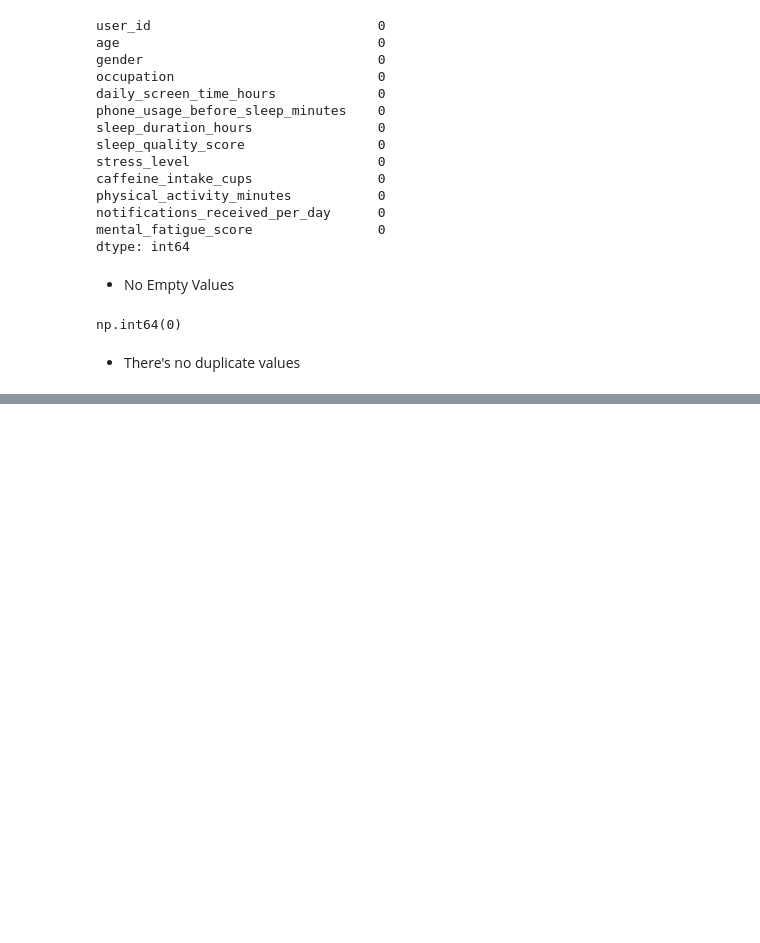
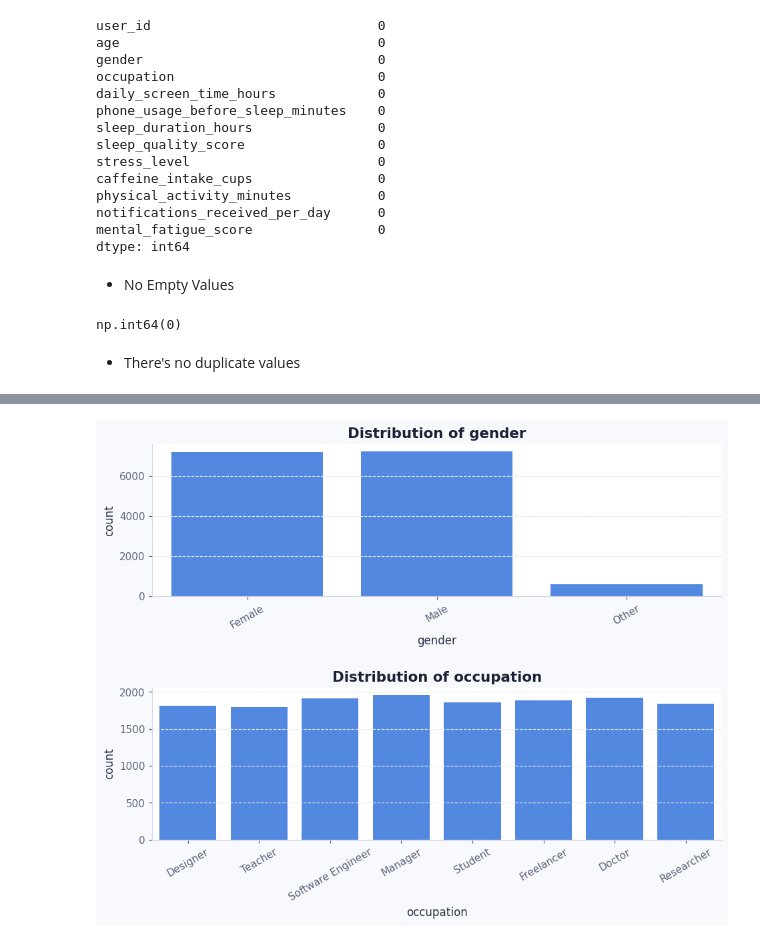
Before and after one commit to shivainlabs/Sleep-Screen-Time-and-Stress-Analysis, a Jupyter notebook: notebooks/01_data_understanding_eda.ipynb, the cells around one changed output, grey strips where cells are left out. Cells and saved outputs as stored; diff of their text form; code cells hidden in the pictures; blank space fills up the shorter version.

```diff
--- a/notebooks/01_data_understanding_eda.ipynb
+++ b/notebooks/01_data_understanding_eda.ipynb
@@ -166,0 +241,15 @@ display(summary)
+# %%
+categorical_cols = df.select_dtypes(include=['object']).columns
+
+fig,axes = plt.subplots(2,1,figsize=(10,7))
+for col,ax in zip(categorical_cols,axes.flatten()):
+    distribution = df[col].value_counts()
+    # ax.bar(distribution.index,distribution.values)
+    sns.countplot(data=df,x=col,ax=ax)
+    ax.set_title(f"Distribution of {col}")
+    ax.tick_params(axis='x',rotation=30)
+
+plt.subplots_adjust(hspace=0.6,wspace=0.3)
+plt.show()
+# %% [output]
+[figure, added]
```
Also changed, not shown: parts of 18 cells of this notebook.
